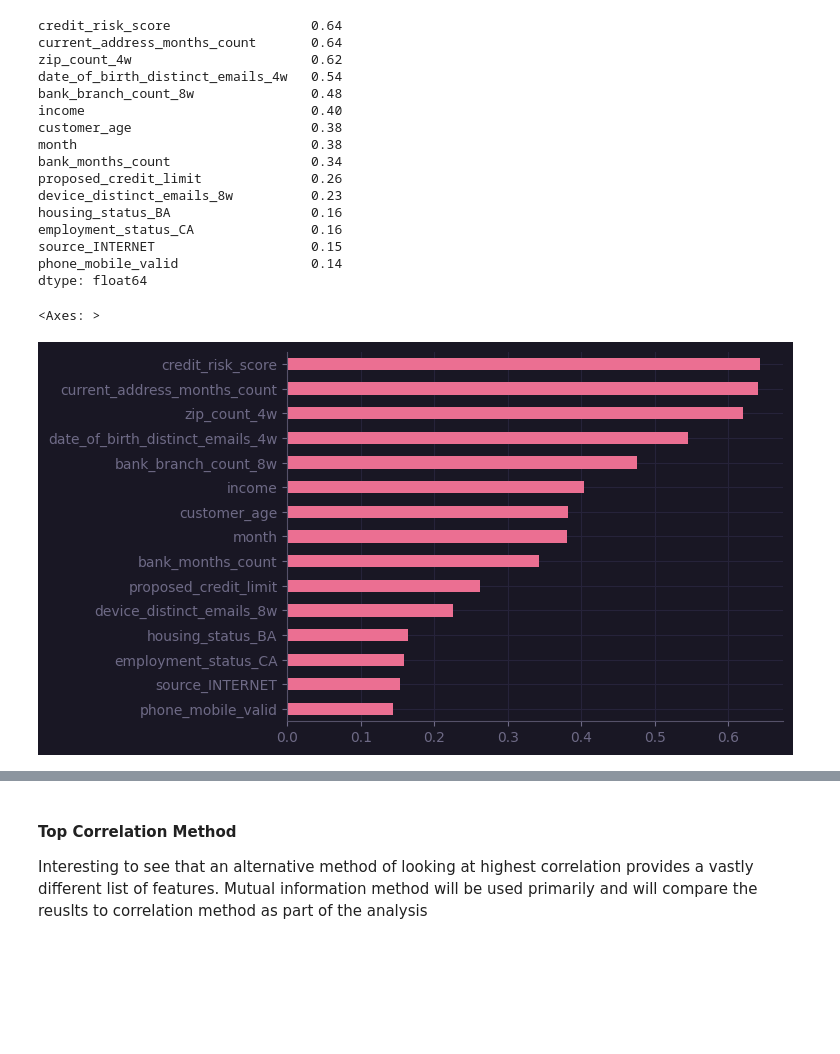
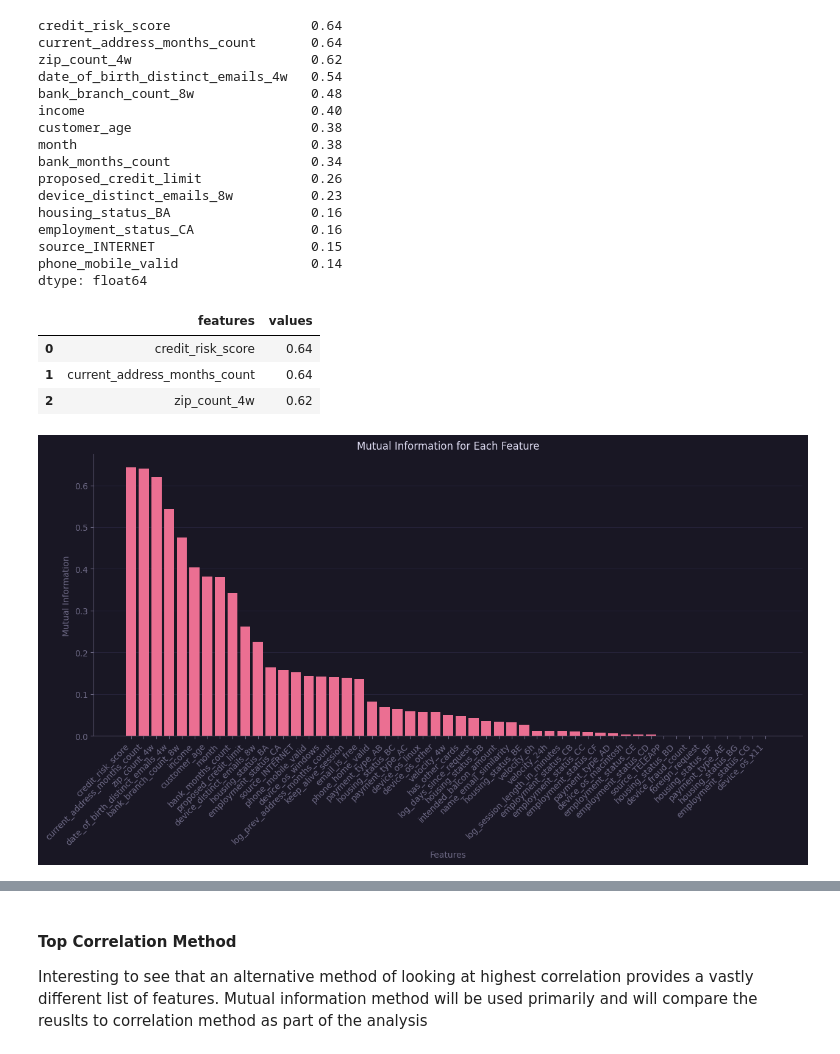
Before and after one commit to rcwylie/Fraudulent_payments, a Jupyter notebook: n_Code.ipynb, the cells around one changed output, grey strips where cells are left out. Cells and saved outputs as stored; diff of their text form; code cells hidden in the pictures; blank space fills up the shorter version.

Commit message:
update feature visualisation and selection

```diff
--- a/n_Code.ipynb
+++ b/n_Code.ipynb
@@ -526,9 +526,31 @@ employment_status_CA               0.16
 source_INTERNET                    0.15
 phone_mobile_valid                 0.14
 dtype: float64
-# %%
-top_info_features = mutual_info_sort.index[0:15]
-mutual_info_sort[top_info_features].sort_values(ascending=True).plot(kind = 'barh')
-# %% [output]
-<Axes: >
-[figure, removed]
+# %%
+mutual_info_sort_pd = pd.DataFrame(mutual_info_sort).reset_index()
+
+mutual_info_sort_pd.columns = ['features','values']
+
+mutual_info_sort_pd.head(3)
+# %% [output]
+|  | features | values |
+| 0 | credit_risk_score | 0.64 |
+| 1 | current_address_months_count | 0.64 |
+| 2 | zip_count_4w | 0.62 |
+# %%
+import matplotlib.pyplot as plt
+import pandas as pd
+
+# Assuming you have the mutual_info_sort_pd DataFrame with columns 'feature' and 'mutual_info'
+# mutual_info_sort_pd = pd.DataFrame({'feature': feature_names, 'mutual_info': mutual_info_sort})
+
+fig, ax = plt.subplots(figsize=(15, 6))
+ax.bar(range(len(mutual_info_sort_pd)), mutual_info_sort_pd['values'], align='center')
+ax.set_xticks(range(len(mutual_info_sort_pd)))
+ax.set_xticklabels(mutual_info_sort_pd['features'], rotation=45, ha='right')  # Use 'feature' column for xtick labels
+ax.set_xlabel('Features')
+ax.set_ylabel('Mutual Information')
+ax.set_title('Mutual Information for Each Feature')
+plt.show()
+# %% [output]
+[figure, added]
```
Also changed, not shown: parts of 2 cells of this notebook.
